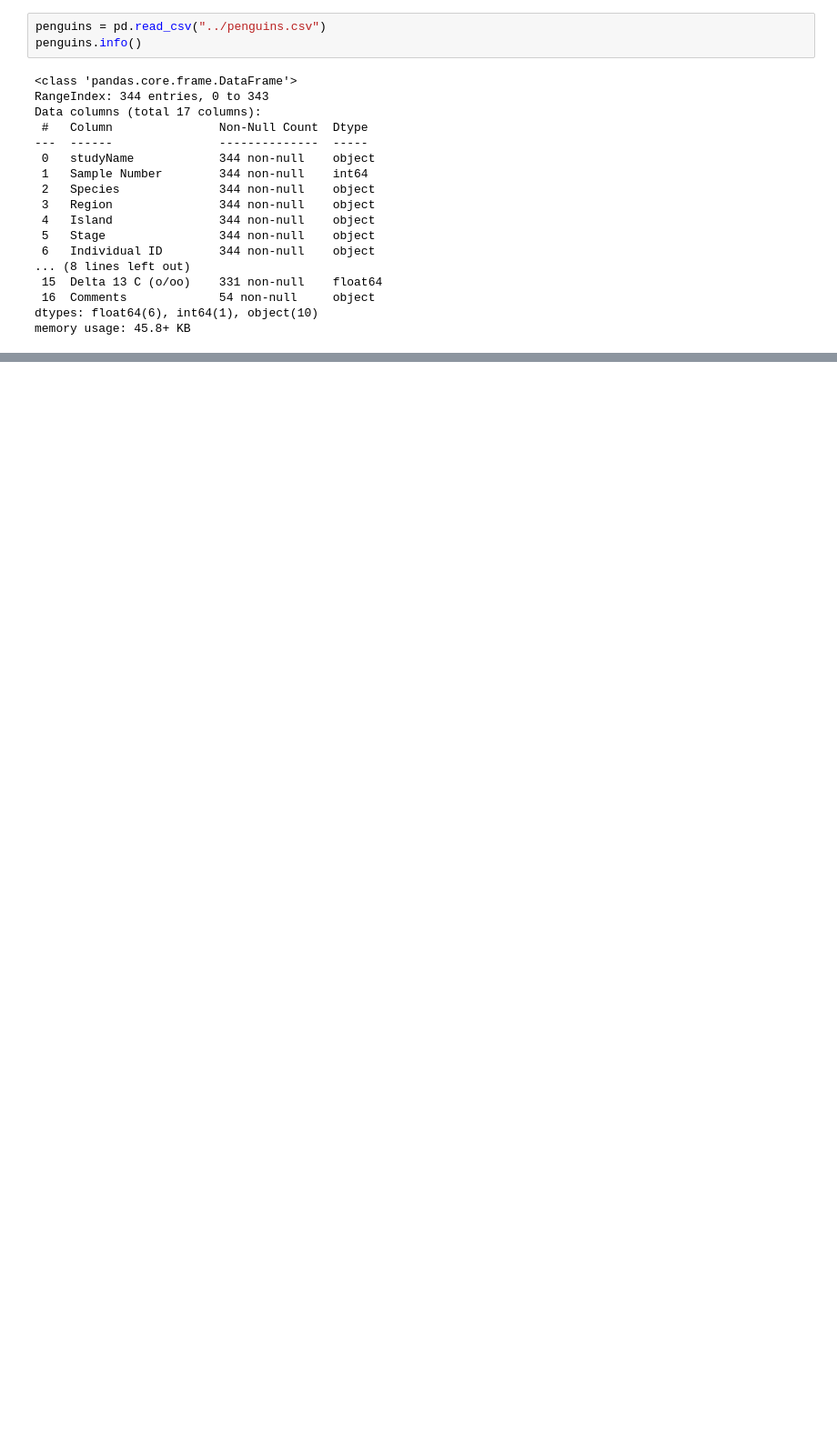
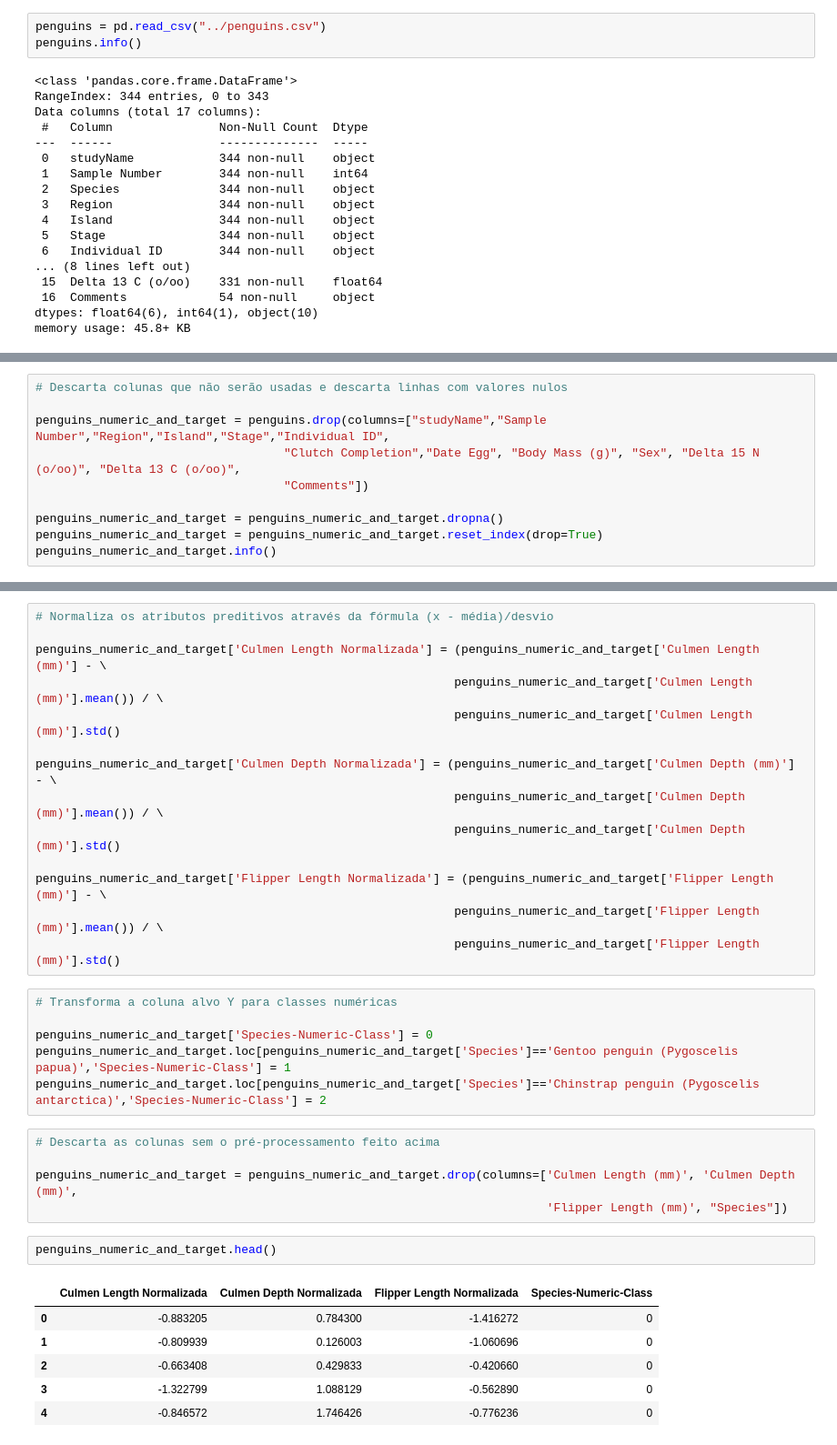
Before and after one commit to Felipe3Ferro/T1_Machine_Learning, a Jupyter notebook: etapa1/KNN.ipynb, the cells around one changed output, grey strips where cells are left out. Shown at 91% size. Cells and saved outputs as stored; diff of their text form; blank space fills up the shorter version.

```diff
--- a/etapa1/KNN.ipynb
+++ b/etapa1/KNN.ipynb
@@ -49,0 +65,10 @@ memory usage: 45.8+ KB
+# %%
+# Descarta colunas que não serão usadas e descarta linhas com valores nulos
+
+penguins_numeric_and_target = penguins.drop(columns=["studyName","Sample Number","Region","Island","Stage","Individual ID",
+                                   "Clutch Completion","Date Egg", "Body Mass (g)", "Sex", "Delta 15 N (o/oo)", "Delta 13 C (o/oo)",
+                                   "Comments"])
+
+penguins_numeric_and_target = penguins_numeric_and_target.dropna()
+penguins_numeric_and_target = penguins_numeric_and_target.reset_index(drop=True)
+penguins_numeric_and_target.info()
@@ -49,0 +87,34 @@ memory usage: 45.8+ KB
+# %%
+# Normaliza os atributos preditivos através da fórmula (x - média)/desvio
+
+penguins_numeric_and_target['Culmen Length Normalizada'] = (penguins_numeric_and_target['Culmen Length (mm)'] - \
+                                                           penguins_numeric_and_target['Culmen Length (mm)'].mean()) / \
+                                                           penguins_numeric_and_target['Culmen Length (mm)'].std()
+
+penguins_numeric_and_target['Culmen Depth Normalizada'] = (penguins_numeric_and_target['Culmen Depth (mm)'] - \
+                                                           penguins_numeric_and_target['Culmen Depth (mm)'].mean()) / \
+                                                           penguins_numeric_and_target['Culmen Depth (mm)'].std()
+
+penguins_numeric_and_target['Flipper Length Normalizada'] = (penguins_numeric_and_target['Flipper Length (mm)'] - \
+                                                           penguins_numeric_and_target['Flipper Length (mm)'].mean()) / \
+                                                           penguins_numeric_and_target['Flipper Length (mm)'].std()
+# %%
+# Transforma a coluna alvo Y para classes numéricas
+
+penguins_numeric_and_target['Species-Numeric-Class'] = 0
+penguins_numeric_and_target.loc[penguins_numeric_and_target['Species']=='Gentoo penguin (Pygoscelis papua)','Species-Numeric-Class'] = 1
+penguins_numeric_and_target.loc[penguins_numeric_and_target['Species']=='Chinstrap penguin (Pygoscelis antarctica)','Species-Numeric-Class'] = 2
+# %%
+# Descarta as colunas sem o pré-processamento feito acima
+
+penguins_numeric_and_target = penguins_numeric_and_target.drop(columns=['Culmen Length (mm)', 'Culmen Depth (mm)',
+                                                                        'Flipper Length (mm)', "Species"])
+# %%
+penguins_numeric_and_target.head()
+# %% [output]
+|  | Culmen Length Normalizada | Culmen Depth Normalizada | Flipper Length Normalizada | Species-Numeric-Class |
+| 0 | -0.883205 | 0.784300 | -1.416272 | 0 |
+| 1 | -0.809939 | 0.126003 | -1.060696 | 0 |
+| 2 | -0.663408 | 0.429833 | -0.420660 | 0 |
+| 3 | -1.322799 | 1.088129 | -0.562890 | 0 |
+| 4 | -0.846572 | 1.746426 | -0.776236 | 0 |
```
Also changed, not shown: parts of 19 cells of this notebook, 1 other file.
